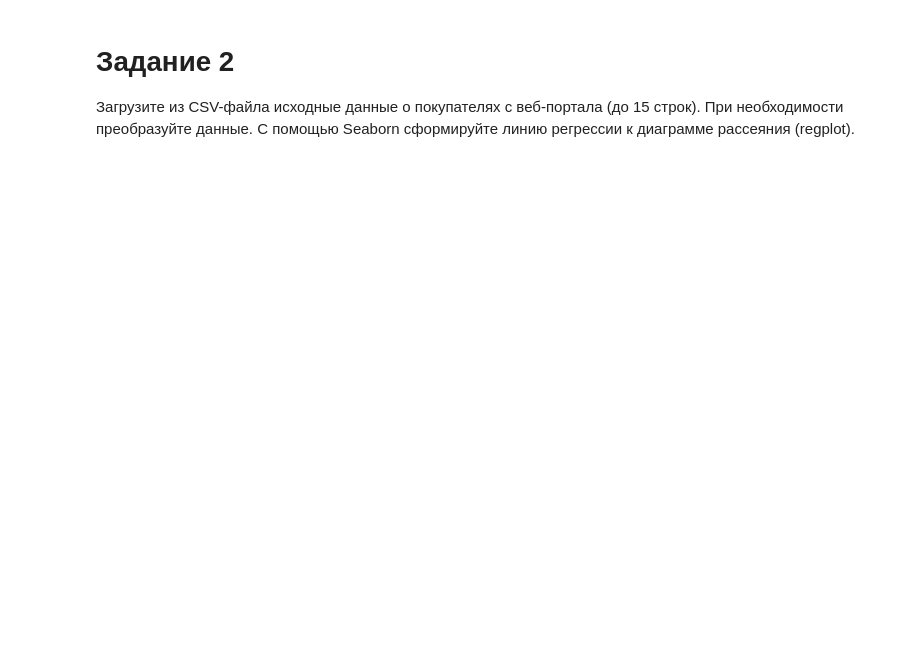
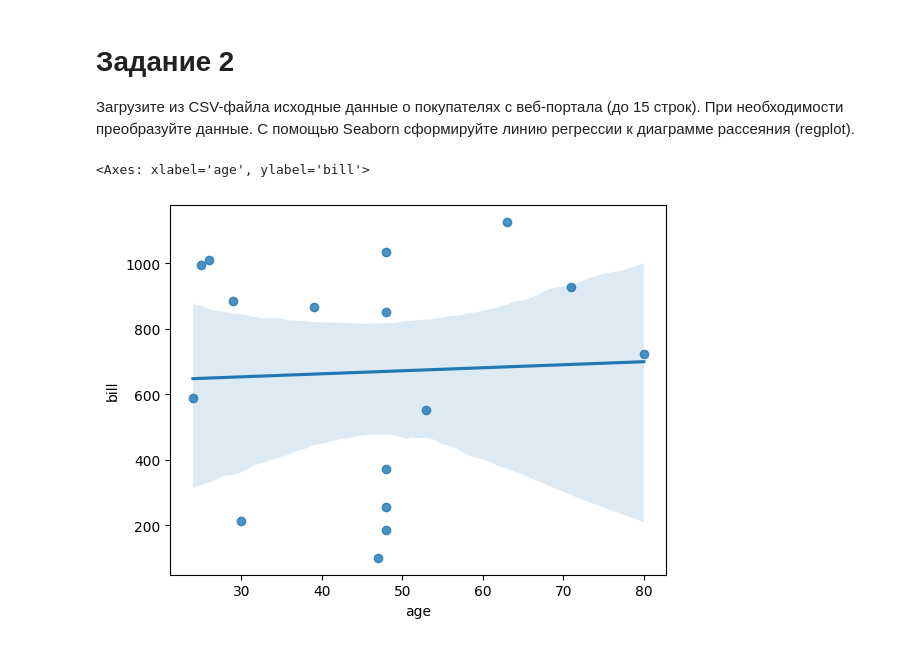
Before and after one commit to vasiliykireev/study-python, a Jupyter notebook: task-7/task-7.ipynb, the cells around one changed output. Cells and saved outputs as stored; diff of their text form; code cells hidden in the pictures; blank space fills up the shorter version.

```diff
--- a/task-7/task-7.ipynb
+++ b/task-7/task-7.ipynb
@@ -18,3 +25,11 @@ ValueError: Не найдены столбцы возраста или расх
 # Задание 2
 
 Загрузите из CSV-файла исходные данные о покупателях с веб-портала (до 15 строк). При необходимости преобразуйте данные. С помощью Seaborn сформируйте линию регрессии к диаграмме рассеяния (regplot).
+# %%
+def regplot_seaborn(df, x, y):
+    regplot= sns.regplot(data=clients, x="age", y="bill")
+    return regplot
+scatterplot_seaborn(clients, "age", "bill")
+# %% [output]
+<Axes: xlabel='age', ylabel='bill'>
+[figure, added]
```
Also changed, not shown: parts of 2 cells of this notebook.
